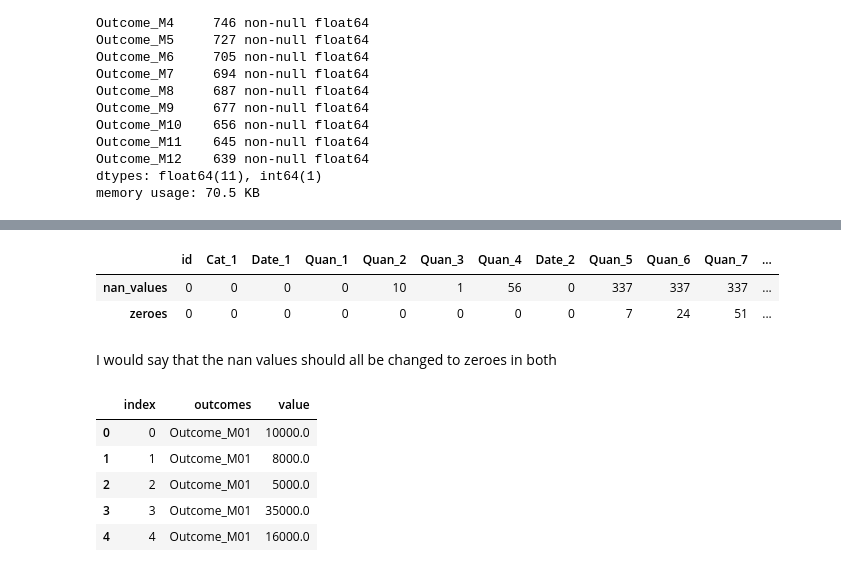
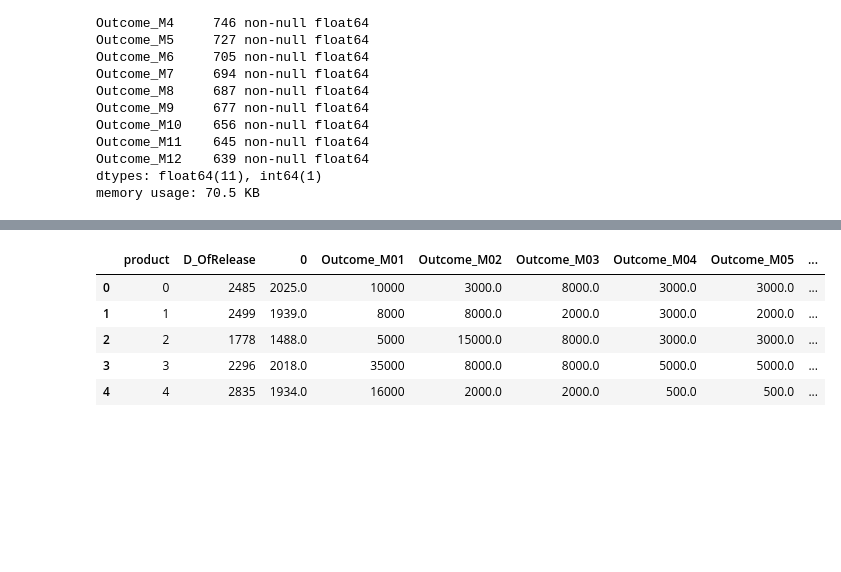
Before and after one commit to HenrikPereira/RNN_project, a Jupyter notebook: Scripts/exploratory.ipynb, the cells around one changed output, grey strips where cells are left out. Cells and saved outputs as stored; diff of their text form; code cells hidden in the pictures; blank space fills up the shorter version.

```diff
--- a/Scripts/exploratory.ipynb
+++ b/Scripts/exploratory.ipynb
@@ -189,0 +220,2 @@ train_df[cat_cols].describe()
+# %%
+train_df['Date_2'].fillna(train_df['Date_1'], inplace=True)
@@ -204,9 +240,0 @@ plt.show()
-# %%
-zeros_nan_testdf = pd.DataFrame()
-zeros_nan_testdf['nan_values'] = test_df.isna().sum()
-zeros_nan_testdf['zeroes'] = test_df.isin([0]).sum()
-zeros_nan_testdf.T
-# %% [output]
-|  | id | Cat_1 | Date_1 | Quan_1 | Quan_2 | Quan_3 | Quan_4 | Date_2 | Quan_5 | Quan_6 | Quan_7 | ... |
-| nan_values | 0 | 0 | 0 | 0 | 10 | 1 | 56 | 0 | 337 | 337 | 337 | ... |
-| zeroes | 0 | 0 | 0 | 0 | 0 | 0 | 0 | 0 | 7 | 24 | 51 | ... |
@@ -216,5 +241,5 @@ zeros_nan_testdf = zeros_nan_testdf.T.dropna(axis=1, how='all')
-# %% [markdown]
-I would say that the nan values should all be changed to zeroes in both
+# %%
+date_and_outc = date_cols + outc_cols
 # %%
 outc_c_cols = ['Outcome_M01',
  'Outcome_M02',
@@ -230,12 +255,12 @@ outc_c_cols = ['Outcome_M01',
  'Outcome_M12'
 ]
 # %%
-train_outcomes_melt_df = pd.melt(train_df[outc_cols].rename(columns=dict(zip(outc_cols, outc_c_cols))).fillna(0).reset_index(), 'index', outc_c_cols, 'outcomes')
-train_outcomes_melt_df.head()
+train_dates_outc_df = train_df[date_and_outc].rename(columns=dict(zip(outc_cols, outc_c_cols))).reset_index().rename(columns={'index':'product', 'Date_2':'0', 'Date_1':'D_OfRelease'})
+train_dates_outc_df.head()
 # %% [output]
-|  | index | outcomes | value |
-| 0 | 0 | Outcome_M01 | 10000.0 |
-| 1 | 1 | Outcome_M01 | 8000.0 |
-| 2 | 2 | Outcome_M01 | 5000.0 |
-| 3 | 3 | Outcome_M01 | 35000.0 |
-| 4 | 4 | Outcome_M01 | 16000.0 |
+|  | product | D_OfRelease | 0 | Outcome_M01 | Outcome_M02 | Outcome_M03 | Outcome_M04 | Outcome_M05 | ... |
+| 0 | 0 | 2485 | 2025.0 | 10000 | 3000.0 | 8000.0 | 3000.0 | 3000.0 | ... |
+| 1 | 1 | 2499 | 1939.0 | 8000 | 8000.0 | 2000.0 | 3000.0 | 2000.0 | ... |
+| 2 | 2 | 1778 | 1488.0 | 5000 | 15000.0 | 8000.0 | 3000.0 | 3000.0 | ... |
+| 3 | 3 | 2296 | 2018.0 | 35000 | 8000.0 | 8000.0 | 5000.0 | 5000.0 | ... |
+| 4 | 4 | 2835 | 1934.0 | 16000 | 2000.0 | 2000.0 | 500.0 | 500.0 | ... |
```
Also changed, not shown: parts of 22 cells of this notebook.
